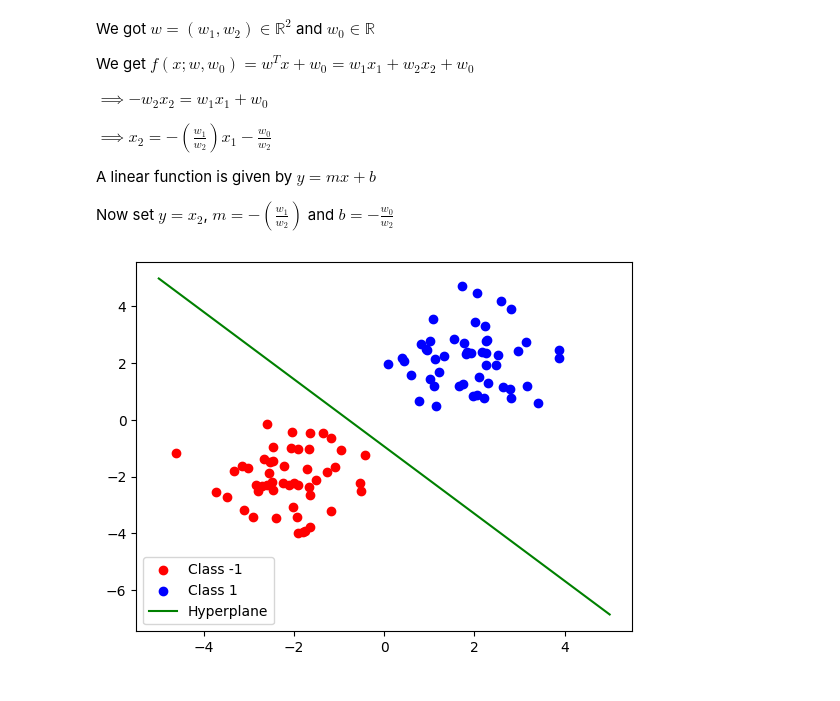
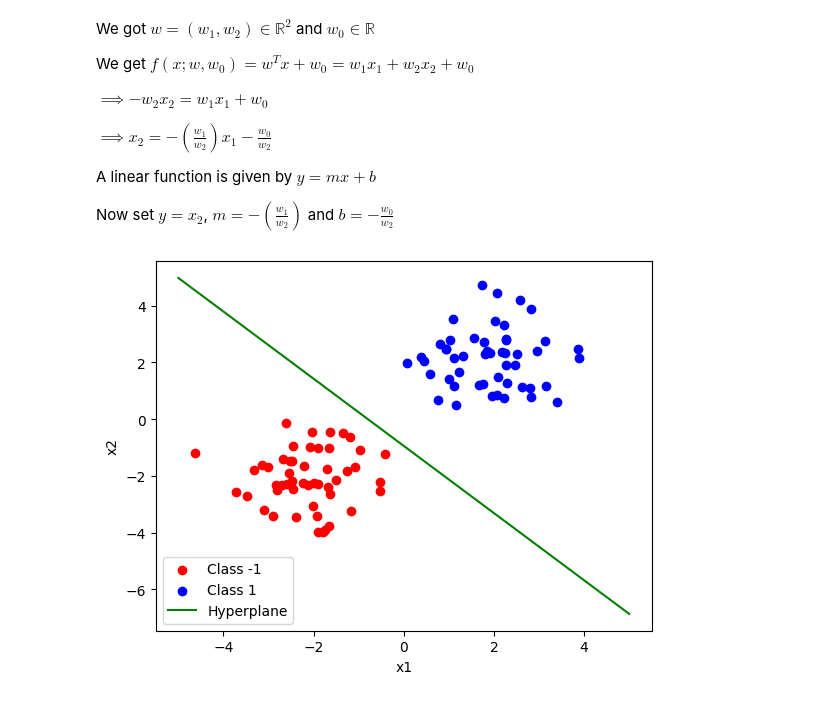
Before and after one commit to raphsenn/ai-notebooks, a Jupyter notebook: machine_learning/support_vector_machines/perceptron.ipynb, the cells around one changed output. Cells and saved outputs as stored; diff of their text form; code cells hidden in the pictures.

```diff
--- a/machine_learning/support_vector_machines/perceptron.ipynb
+++ b/machine_learning/support_vector_machines/perceptron.ipynb
@@ -161,9 +163,11 @@ intercept = -(w0 / w[1])
 # %%
 # Plot
 plt.scatter(X[y == -1][:, 0], X[y == -1][:, 1], color='red', label='Class -1')
 plt.scatter(X[y == 1][:, 0], X[y == 1][:, 1], color='blue', label='Class 1')
 plt.plot(X_continues, plot_hyperplane(X_continues, slope,intercept), color='green', label='Hyperplane')
+plt.xlabel('x1')
+plt.ylabel('x2')
 plt.legend()
 plt.show()
 # %% [output]
-[figure, old version]
+[figure, new version]
```
Also changed, not shown: parts of 1 cell of this notebook, 4 other files.
